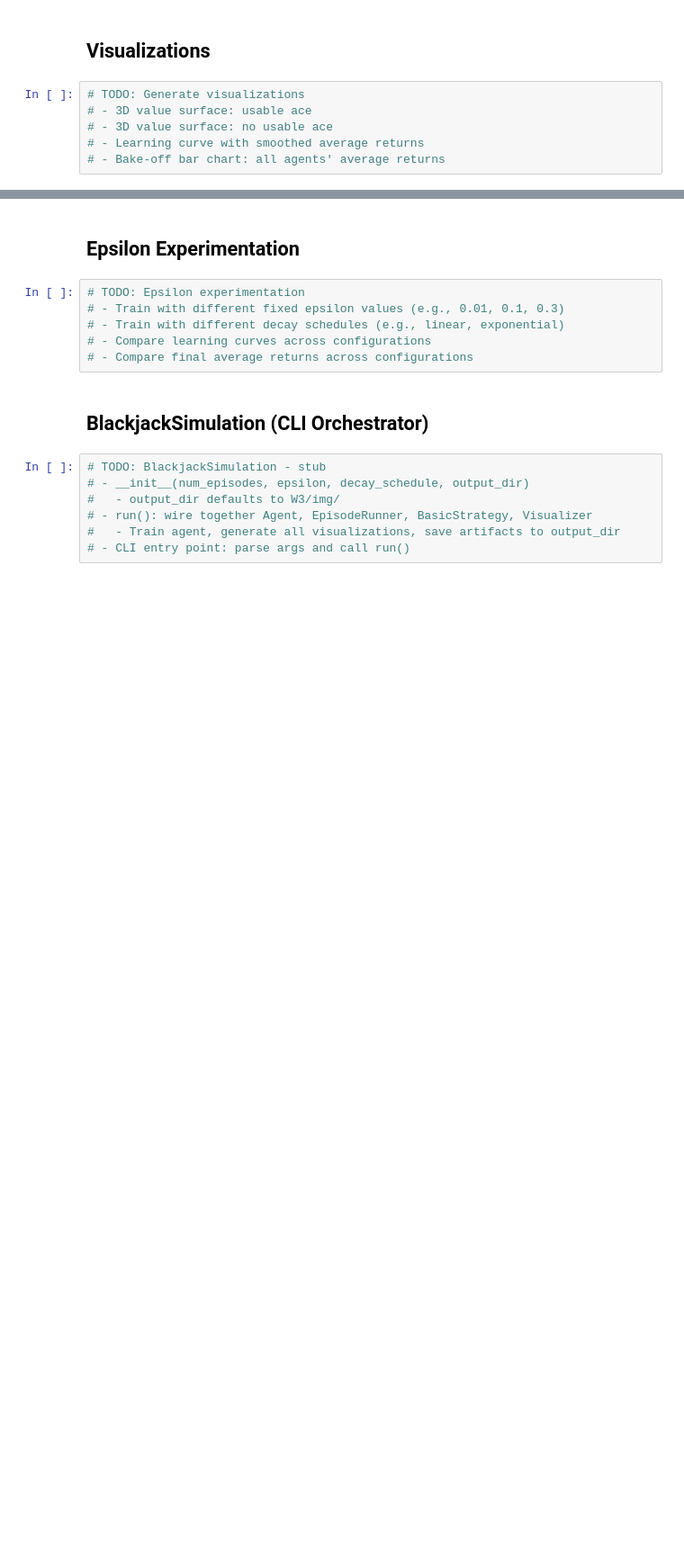
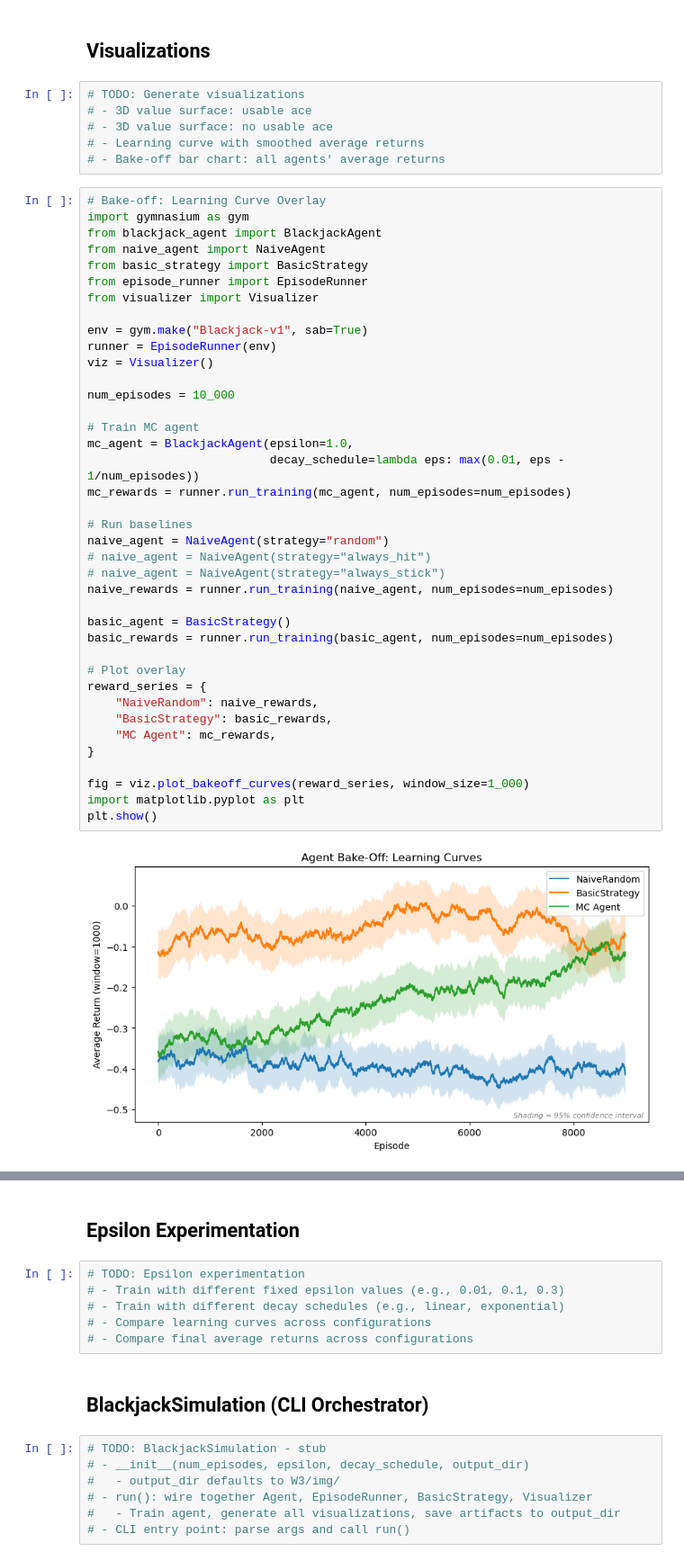
Before and after one commit to craig-rudman/MSDS684, a Jupyter notebook: W3/notebooks/development.ipynb, the cells around one changed output, grey strips where cells are left out. Shown at 90% size. Cells and saved outputs as stored; diff of their text form; blank space fills up the shorter version.

```diff
--- a/W3/notebooks/development.ipynb
+++ b/W3/notebooks/development.ipynb
@@ -278,3 +322,44 @@ test_visualizer.py::TestVisualizerSavePlots::test_save_creates_subdirectory PASS
 # - 3D value surface: no usable ace
 # - Learning curve with smoothed average returns
 # - Bake-off bar chart: all agents' average returns
+# %%
+# Bake-off: Learning Curve Overlay
+import gymnasium as gym
+from blackjack_agent import BlackjackAgent
+from naive_agent import NaiveAgent
+from basic_strategy import BasicStrategy
+from episode_runner import EpisodeRunner
+from visualizer import Visualizer
+
+env = gym.make("Blackjack-v1", sab=True)
+runner = EpisodeRunner(env)
+viz = Visualizer()
+
+num_episodes = 10_000
+
+# Train MC agent
+mc_agent = BlackjackAgent(epsilon=1.0,
+                          decay_schedule=lambda eps: max(0.01, eps - 1/num_episodes))
+mc_rewards = runner.run_training(mc_agent, num_episodes=num_episodes)
+
+# Run baselines
+naive_agent = NaiveAgent(strategy="random")
+# naive_agent = NaiveAgent(strategy="always_hit")
+# naive_agent = NaiveAgent(strategy="always_stick")
+naive_rewards = runner.run_training(naive_agent, num_episodes=num_episodes)
+
+basic_agent = BasicStrategy()
+basic_rewards = runner.run_training(basic_agent, num_episodes=num_episodes)
+
+# Plot overlay
+reward_series = {
+    "NaiveRandom": naive_rewards,
+    "BasicStrategy": basic_rewards,
+    "MC Agent": mc_rewards,
+}
+
+fig = viz.plot_bakeoff_curves(reward_series, window_size=1_000)
+import matplotlib.pyplot as plt
+plt.show()
+# %% [output]
+[figure, added]
```
Also changed, not shown: parts of 10 cells of this notebook, 2 other files.
